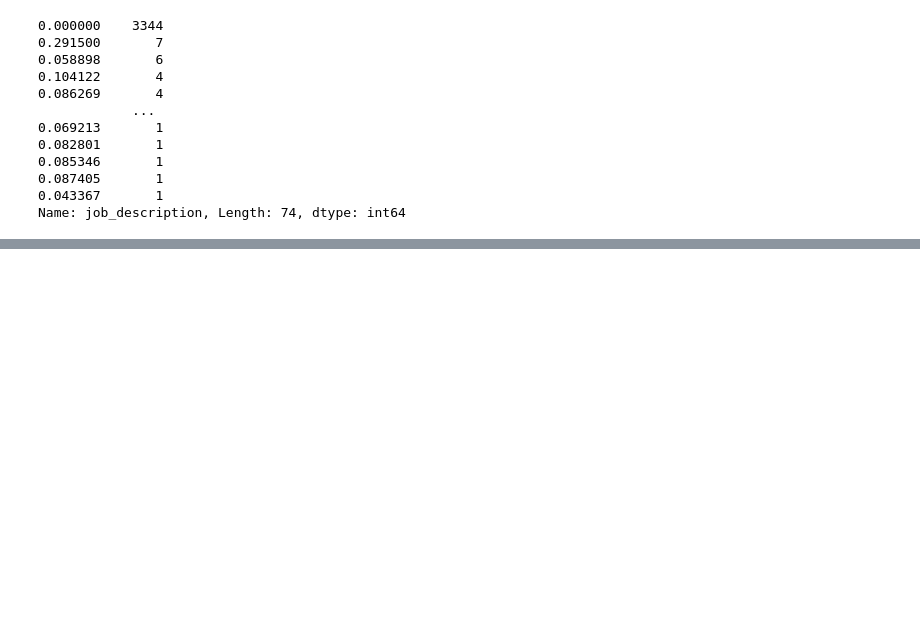
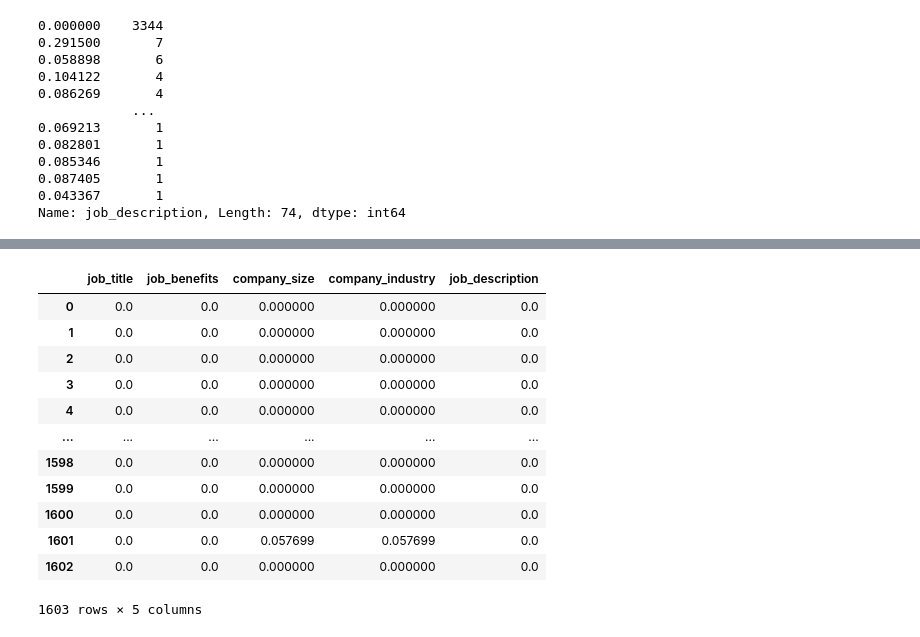
Before and after one commit to TeguhPermana666/Find_IT, a Jupyter notebook: Analisis.ipynb, the cells around one changed output, grey strips where cells are left out. Drawn from its saved outputs; the diff is of its cells as text; code cells hidden in the pictures; blank space fills up the shorter version.

```diff
--- a/Analisis.ipynb
+++ b/Analisis.ipynb
@@ -984,0 +1050,18 @@ Name: job_description, Length: 74, dtype: int64
+# %%
+# tarik data testing
+X_test=pd.read_csv("data_test.csv")
+X_test
+# %% [output]
+|  | job_title | job_benefits | company_size | company_industry | job_description |
+| 0 | 0.0 | 0.0 | 0.000000 | 0.000000 | 0.0 |
+| 1 | 0.0 | 0.0 | 0.000000 | 0.000000 | 0.0 |
+| 2 | 0.0 | 0.0 | 0.000000 | 0.000000 | 0.0 |
+| 3 | 0.0 | 0.0 | 0.000000 | 0.000000 | 0.0 |
+| 4 | 0.0 | 0.0 | 0.000000 | 0.000000 | 0.0 |
+| ... | ... | ... | ... | ... | ... |
+| 1598 | 0.0 | 0.0 | 0.000000 | 0.000000 | 0.0 |
+| 1599 | 0.0 | 0.0 | 0.000000 | 0.000000 | 0.0 |
+| 1600 | 0.0 | 0.0 | 0.000000 | 0.000000 | 0.0 |
+| 1601 | 0.0 | 0.0 | 0.057699 | 0.057699 | 0.0 |
+| 1602 | 0.0 | 0.0 | 0.000000 | 0.000000 | 0.0 |
+1603 rows × 5 columns
```
Also changed, not shown: parts of 25 cells of this notebook.
